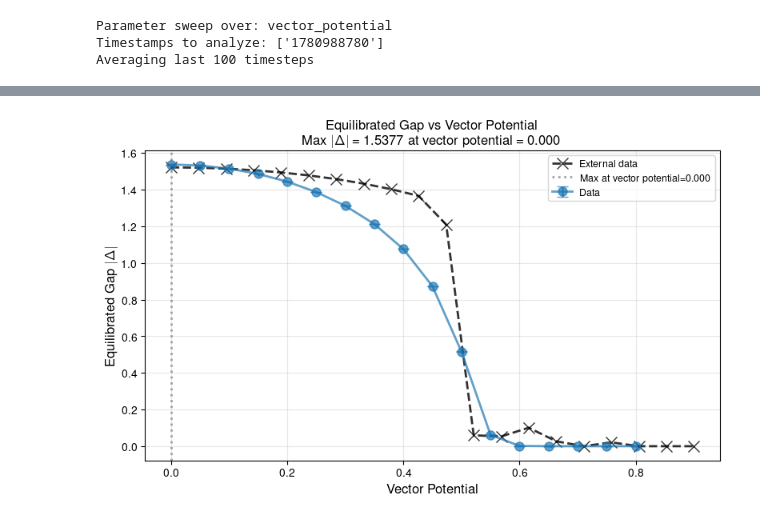
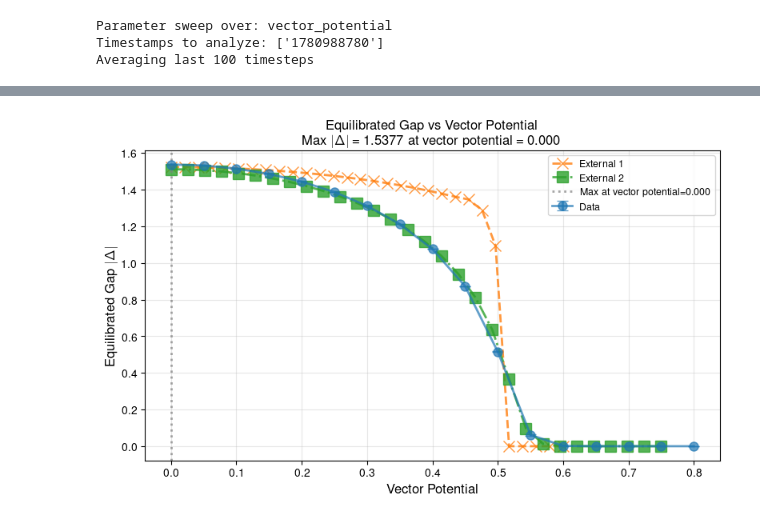
Before and after one commit to j-curtis/psBQP, a Jupyter notebook: Analyze_solutions.ipynb, the cells around one changed output, grey strips where cells are left out. Saved outputs shown, nothing was run; the diff lists cells and outputs as text; code cells hidden in the pictures.

```diff
--- a/Analyze_solutions.ipynb
+++ b/Analyze_solutions.ipynb
@@ -157,9 +157,14 @@ def load_gap_current_vs_A(filename=None, directory='equilibrium_results'):
         'current_magnitude': abs_current,
         'error': error
     }
+
+def load_file(filename, data_path = '/home/filip/Documents/Research/Superconducting_vortices/Keldysh-non-eq/psBQP/'):
+    with open(data_path + filename, 'rb') as input:
+        data = pickle.load(input)
+    return data
 # %%
-temp_data = load_gap_vs_temperature()
-A_data = load_gap_current_vs_A()
+temp_data = load_gap_vs_temperature('./equilibrium_results/gap_vs_T_sweep_20260610_110914.txt')
+A_data = load_gap_current_vs_A('./equilibrium_results/gap_current_vs_A_sweep_20260610_112441.txt')
 # ============================================================================
 # Quick Access to Data
 # ============================================================================
@@ -175,4 +180,22 @@ eq_gap_A = A_data['gap']
 eq_current_A = A_data['current']
 eq_gap_mag_A = A_data['gap_magnitude']
 eq_current_mag_A = A_data['current_magnitude']
+
+full_file = load_file('equilibrium_comparison_trash.dat')
+print(full_file.keys())
+
+eq_T = full_file['temp_list']
+eq_gap_T = full_file['t_scan_gaps']
+eq_gap_mag_T = full_file['t_scan_gaps']
+
+# Vector potential sweep
+eq_A = full_file['q_scan_Qs']
+eq_gap_A = full_file['q_scan_gaps'][0,:]
+eq_current_A = full_file['q_scan_currents'][0,:]
+eq_gap_mag_A = full_file['q_scan_gaps'][0,:]
+eq_current_mag_A = full_file['q_scan_currents'][0,:]
+
+print(eq_A.shape)
+print(eq_gap_A.shape)
+print(eq_current_A.shape)
 # %% [output]
@@ -464,11 +470,24 @@ Maximum Current:
 # %%
+x_jon = [0.        , 0.02586207 ,0.05172414 ,0.07758621 ,0.10344828, 0.12931034,
+ 0.15517241, 0.18103448, 0.20689655, 0.23275862, 0.25862069, 0.28448276,
+ 0.31034483, 0.3362069 , 0.36206897, 0.38793103, 0.4137931,  0.43965517,
+ 0.46551724, 0.49137931, 0.51724138, 0.54310345, 0.56896552, 0.59482759,
+ 0.62068966, 0.64655172, 0.67241379, 0.69827586, 0.72413793, 0.75]
+y_jon = [1.51163408e+00, 1.51027885e+00, 1.50620005e+00, 1.49935768e+00,
+ 1.48968270e+00, 1.47707321e+00, 1.46138854e+00, 1.44244072e+00,
+ 1.41998222e+00, 1.39368837e+00, 1.36313217e+00, 1.32774717e+00,
+ 1.28677174e+00, 1.23916228e+00, 1.18345224e+00, 1.11750939e+00,
+ 1.03808374e+00, 9.39867391e-01, 8.13187470e-01, 6.36954560e-01,
+ 3.67131713e-01, 9.64004201e-02, 1.35302658e-02, 1.55015802e-03,
+ 1.64641301e-04, 1.68474568e-05, 1.68997743e-06, 1.67848029e-07,
+ 1.66168484e-08, 9.13836357e-09]
 
 # Plot equilibrated current vs parameter
 current_sweep_results = da.plot_equilibrated_gap_vs_parameter(
     sweep_timestamps,
     parameter=sweep_parameter,
     n_average=n_average,
-    save_plot=False, x_external = eq_A, y_external = eq_gap_mag_A
+    save_plot=False, x_external = [eq_A,x_jon], y_external = [eq_gap_mag_A,y_jon]
 )
 # %% [output]
-[figure, old version]
+[figure, new version]
```
Also changed, not shown: parts of 5 cells of this notebook, 5 other files.
